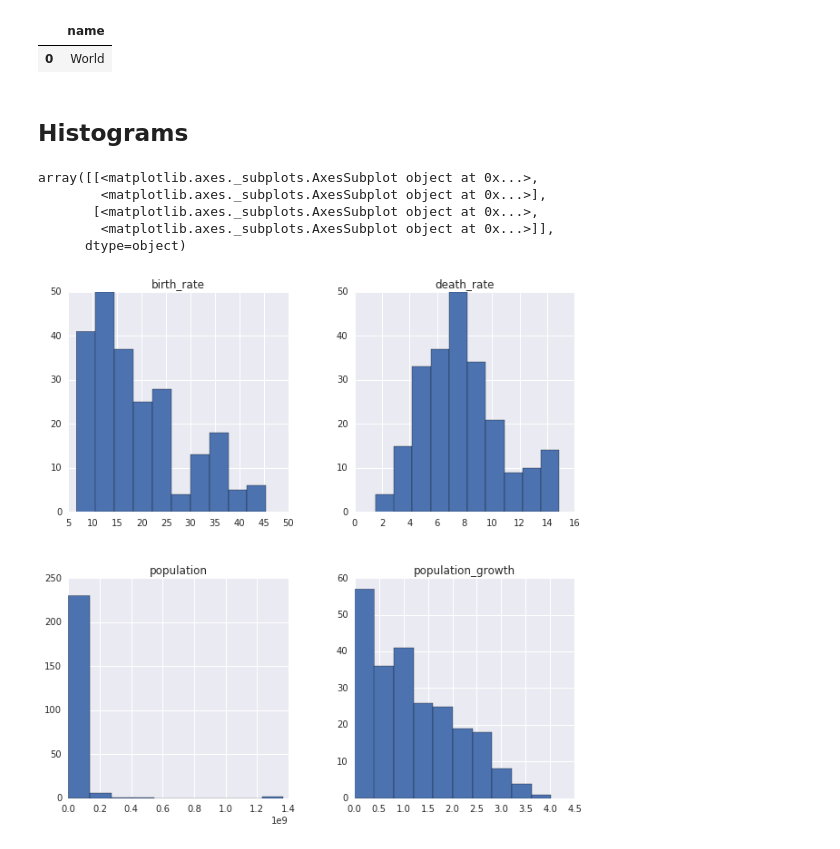
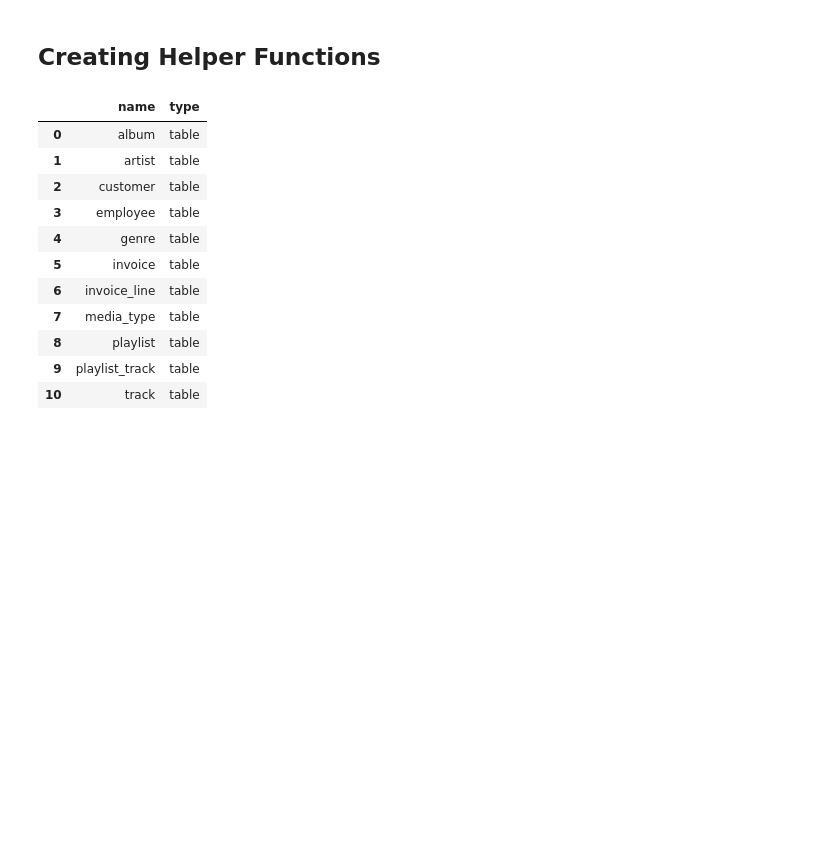
Before and after one commit to ZaraYar/Answering-Business-Questions-using-SQL, a Jupyter notebook: Basics.ipynb, the cells around one changed output. Cells and saved outputs as stored; diff of their text form; code cells hidden in the pictures; blank space fills up the shorter version.

```diff
--- a/Basics.ipynb
+++ b/Basics.ipynb
@@ -58,31 +1,2 @@ pd.read_sql_query(q4, conn)
-# %%
-#returns the countrie(s) with a population of 7256490011
-q5= "select name from facts where population = 7256490011"
-pd.read_sql_query(q5, conn)
-# %% [output]
-|  | name |
-| 0 | World |
-# %% [markdown]
-## Histograms
-# %%
-import matplotlib.pyplot as plt
-import seaborn as sns
-%matplotlib inline
-
-fig = plt.figure(figsize=(10,10))
-ax = fig.add_subplot(111)
-
-q6 = '''
-select population, population_growth, birth_rate, death_rate
-from facts
-where population != (select max(population) from facts)
-and population != (select min(population) from facts);
-'''
-pd.read_sql_query(q6, conn).hist(ax=ax)
-# %% [output]
-array([[<matplotlib.axes._subplots.AxesSubplot object at 0x...>,
-        <matplotlib.axes._subplots.AxesSubplot object at 0x...>],
-       [<matplotlib.axes._subplots.AxesSubplot object at 0x...>,
-        <matplotlib.axes._subplots.AxesSubplot object at 0x...>]],
-      dtype=object)
-[figure, removed]
+# %% [markdown]
+## Creating Helper Functions
@@ -88,0 +10,34 @@ array([[<matplotlib.axes._subplots.AxesSubplot object at 0x...>,
+# %%
+def run_query(q):
+    with sqlite3.connect('chinook.db') as conn:
+        return pd.read_sql(q, conn)
+
+def run_command(c):
+    with sqlite3.connect('chinook.db') as conn:
+        conn.isolation_level = None
+        conn.execute(c)
+
+def show_tables():
+    q = '''
+    SELECT
+        name,
+        type
+    FROM sqlite_master
+    WHERE type IN ("table","view");
+    '''
+    return run_query(q)
+
+show_tables()
+# %% [output]
+|  | name | type |
+| 0 | album | table |
+| 1 | artist | table |
+| 2 | customer | table |
+| 3 | employee | table |
+| 4 | genre | table |
+| 5 | invoice | table |
+| 6 | invoice_line | table |
+| 7 | media_type | table |
+| 8 | playlist | table |
+| 9 | playlist_track | table |
+| 10 | track | table |
```
Also changed, not shown: parts of 23 cells of this notebook.
